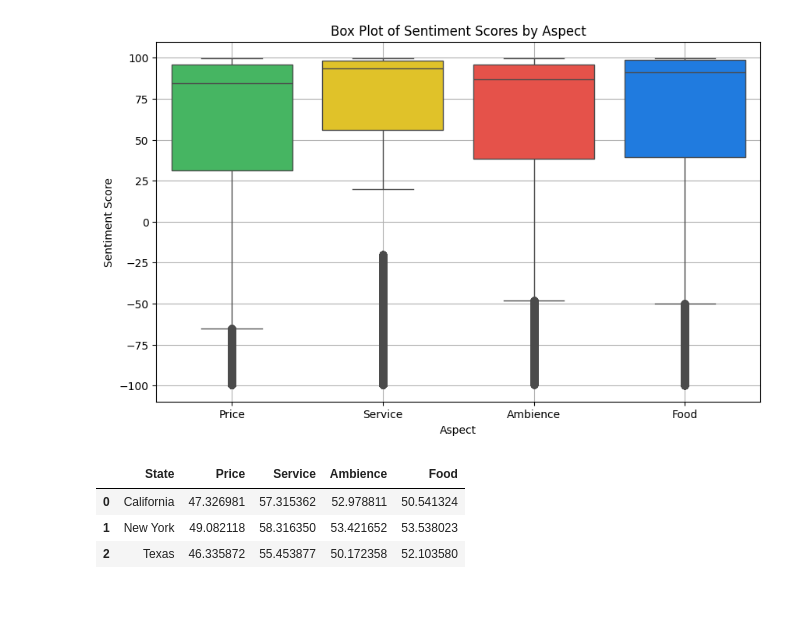
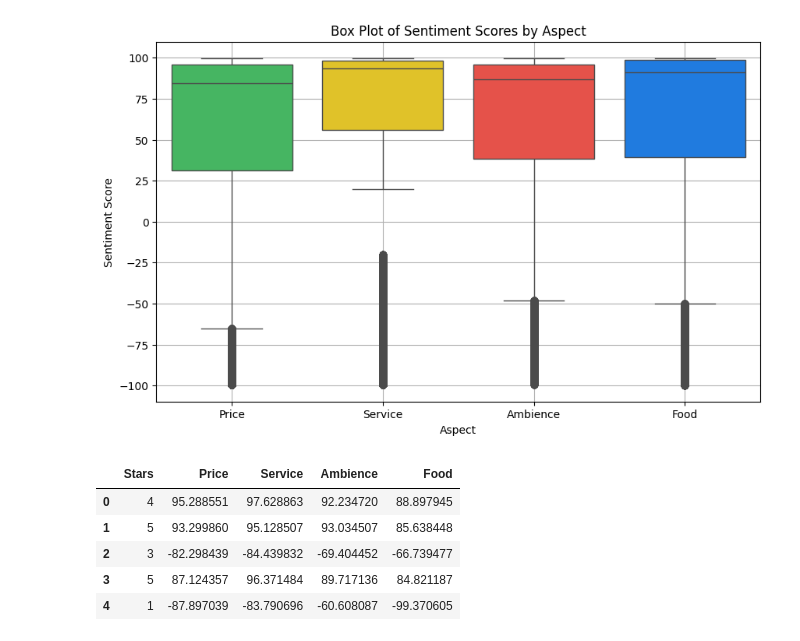
Before and after one commit to logankcc/CMPE351, a Jupyter notebook: src/view_rq3_data.ipynb, the cells around one changed output. Saved outputs shown, nothing was run; the diff lists cells and outputs as text; code cells hidden in the pictures; blank space fills up the shorter version.

```diff
--- a/src/view_rq3_data.ipynb
+++ b/src/view_rq3_data.ipynb
@@ -114,11 +114,13 @@ plt.show()
 plt.close()
 # %% [output]
 [figure]
-# %%
-mean_df = df.groupby('State').mean().reset_index()
-mean_df.head()
-# %% [output]
-|  | State | Price | Service | Ambience | Food |
-| 0 | California | 47.326981 | 57.315362 | 52.978811 | 50.541324 |
-| 1 | New York | 49.082118 | 58.316350 | 53.421652 | 53.538023 |
-| 2 | Texas | 46.335872 | 55.453877 | 50.172358 | 52.103580 |
+# %%
+stars_df = pd.read_csv('../data/review_sentiments_stars.csv')
+stars_df.head()
+# %% [output]
+|  | Stars | Price | Service | Ambience | Food |
+| 0 | 4 | 95.288551 | 97.628863 | 92.234720 | 88.897945 |
+| 1 | 5 | 93.299860 | 95.128507 | 93.034507 | 85.638448 |
+| 2 | 3 | -82.298439 | -84.439832 | -69.404452 | -66.739477 |
+| 3 | 5 | 87.124357 | 96.371484 | 89.717136 | 84.821187 |
+| 4 | 1 | -87.897039 | -83.790696 | -60.608087 | -99.370605 |
```
Also changed, not shown: parts of 12 cells of this notebook, 5 other files.
